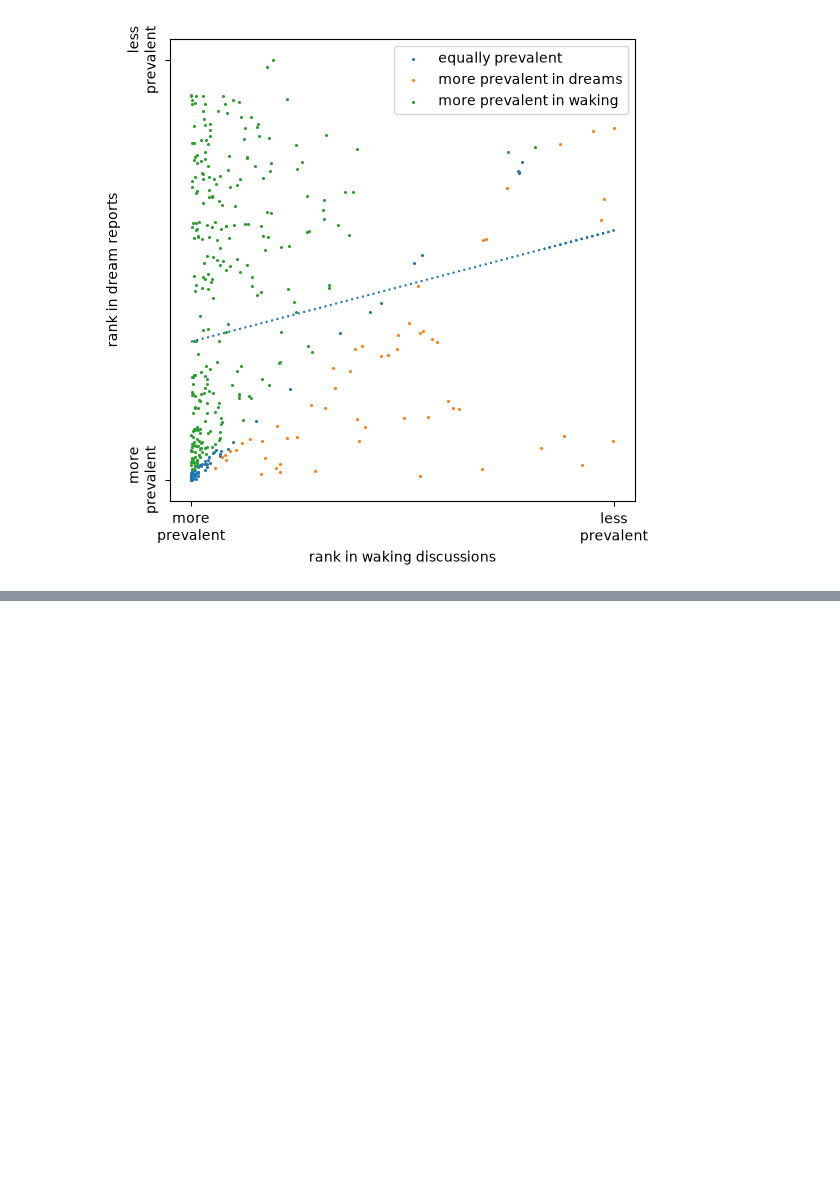
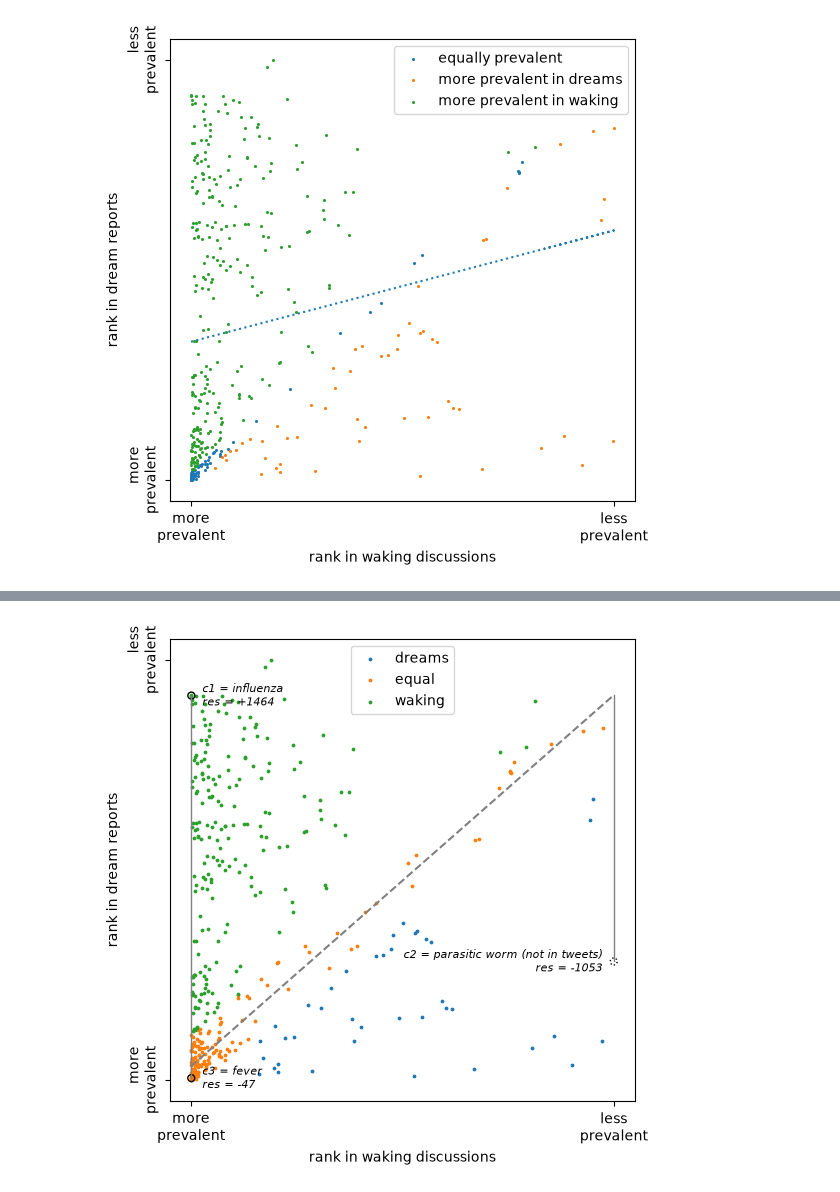
Before and after one commit to CosminS03/Epidemic_Dreams, a Jupyter notebook: figure2.ipynb, the cells around one changed output, grey strips where cells are left out. Saved outputs shown, nothing was run; the diff lists cells and outputs as text; code cells hidden in the pictures; blank space fills up the shorter version.

```diff
--- a/figure2.ipynb
+++ b/figure2.ipynb
@@ -55,0 +99,37 @@ y = 0.020548568922270572x + 547.1579809476208   R² = 0.03483927655687924
+# %%
+only_d = pd.read_csv("./data/only_in_dreams_covid.csv")
+only_t = pd.read_csv("./data/only_in_twitter_covid.csv")
+max_waking_rank = max(both["rank_twitter_covid"].max(), only_t["rank_twitter_covid"].max())
+
+def ranks(sym):
+    row = both[both["sym"] == sym]
+    if len(row):
+        return row["rank_twitter_covid"].iloc[0], row["rank_dreams_covid"].iloc[0], False
+    row = only_d[only_d["sym_only_in_dreams_covid"] == sym]
+    return max_waking_rank + 1, row["rank_dreams_covid"].iloc[0], True  # x is imputed: never mentioned in tweets
+
+examples = {"c1": "influenza", "c2": "parasitic worm", "c3": "fever"}
+
+plt.figure(figsize=(6, 6))
+for c, d in both.groupby("cls"):
+    plt.scatter(d["rank_twitter_covid"], d["rank_dreams_covid"], s=3, label=c)
+xs_ext = np.linspace(0, max_waking_rank + 1, 100)
+plt.plot(xs_ext, reg.predict(pd.DataFrame({"rank_twitter_covid": xs_ext})), "--", color="grey")
+
+for name, sym in examples.items():
+    px, py, imputed = ranks(sym)
+    fitted = reg.predict(pd.DataFrame({"rank_twitter_covid": [px]}))[0]
+    plt.plot([px, px], [fitted, py], color="grey", linewidth=1)  # residual = py - fitted
+    plt.scatter(px, py, s=25, facecolors="none", edgecolors="black", linestyle=":" if imputed else "-")
+    label = f"{name} = {sym}" + (" (not in tweets)" if imputed else "") + f"\nres = {py - fitted:+.0f}"
+    plt.annotate(label, (px, py), xytext=(-8 if imputed else 8, 0), textcoords="offset points",
+                 ha="right" if imputed else "left", va="center", fontsize=8, style="italic")
+
+plt.legend()
+plt.xlabel("rank in waking discussions")
+plt.ylabel("rank in dream reports")
+plt.xticks([0, max_waking_rank + 1], ["more\nprevalent", "less\nprevalent"])
+plt.yticks([y.min(), y.max()], ["more\nprevalent", "less\nprevalent"],rotation=90, va="center")
+plt.show()
+# %% [output]
+[figure, added]
```
Also changed, not shown: parts of 5 cells of this notebook, 1 other file.
